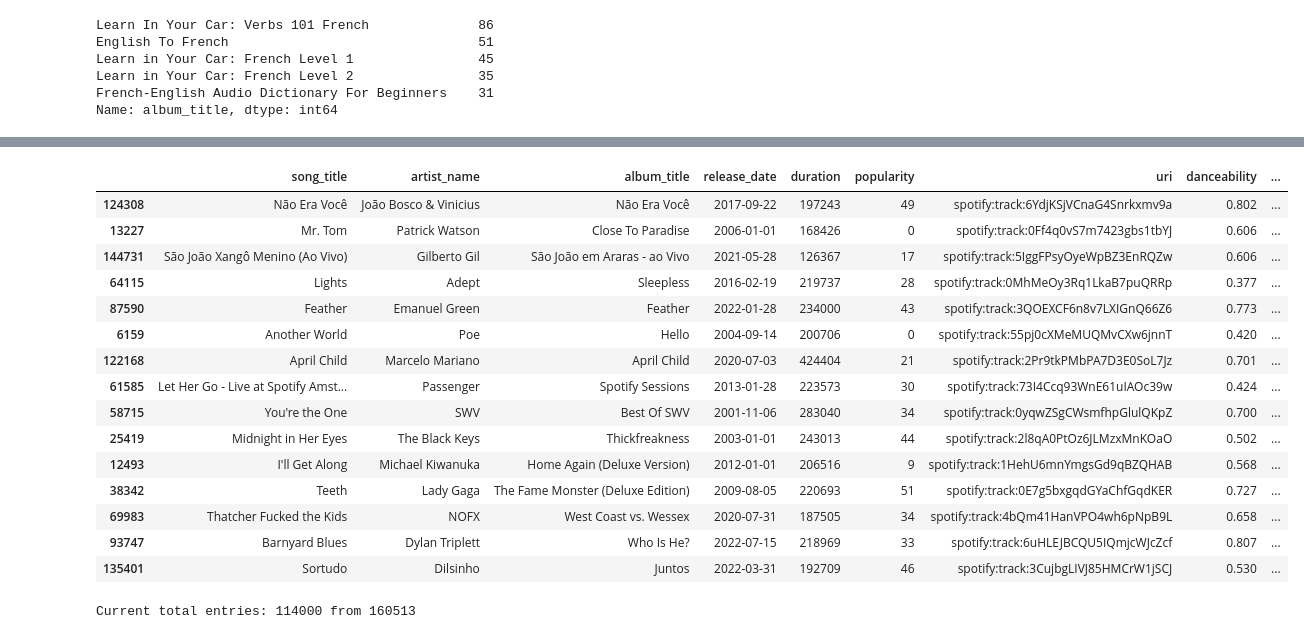
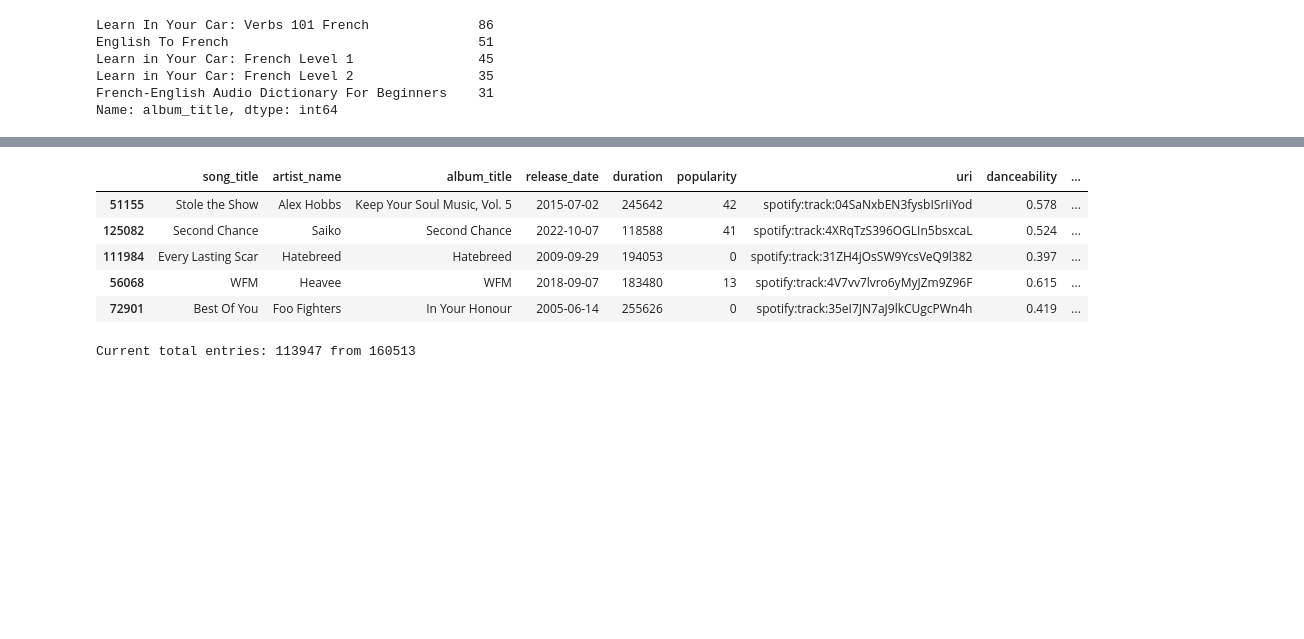
Before and after one commit to dapniii/DATA102-Spotify-Recommendation-System, a Jupyter notebook: main_project.ipynb, the cells around one changed output, grey strips where cells are left out. Drawn from its saved outputs; the diff is of its cells as text; code cells hidden in the pictures; blank space fills up the shorter version.

```diff
--- a/main_project.ipynb
+++ b/main_project.ipynb
@@ -405,50 +403,51 @@ Name: album_title, dtype: int64
 deviant_albums = ["Learn In Your Car: Verbs 101 French",
                   "English To French",
                   "Learn in Your Car: French Level 1",
                   "The Velveteen Rabbit",
                   "French-English Audio Dictionary For Beginners",
                   "Learn In Your Car: Verbs 101 French",
                   "English To French",
                   "Learn in Your Car: French Level 1",
                   "Learn in Your Car: French Level 2",
                   "French-English Audio Dictionary For Beginners",
                   "Learn in Your Car: French Level 3",
                   "Learn to Speak French: English-French Phrase and Word Audio Book",
                   "Learn French Words",
                   "VocabuLearn® Word Boosters French",
                   "Speak and Read French, Part 3: French Literature",
                   "Vocabulearn ® French - English Level 3",
                   "Vocabulearn ® French - English Level 2",
                   "Vocabulearn ® French - English Level 1",
                   "Speak and Read French, Vol. 2: Basic and Intermediate",
                   "Speak and Read French, Vol. 1: Basic",
                   "Learn French - Easily, Effectively, and Fluently",
                   "English to French - Useful Phrases",
                   "Learn French Fast",
                   "Learn French Self-Taught - Franz Thimm",
                   "Easy Conversations in French - Gustave Chouquet",
+                  "An Interview with Kris Needs",
+                  "Civil Rights vs. Social Privilege",
+                  "More Ghost Stories by M. R. James",
+                  "The Halloween Poetry Collection",
                   ]
 
-#  removing the previously listed albums
-sans_deviants = ~spotify_clean_df["album_title"].isin(deviant_albums)
-spotify_clean_df = spotify_clean_df[sans_deviants]
-display(spotify_clean_df.sample(15))
+deviant_artists = ["Orange",
+                   "DBS Audiobooks",
+                   "VANTAGE"
+                   ]
+
+#  removing the previously listed albums and artists
+sans_devalbums = ~spotify_clean_df["album_title"].isin(deviant_albums)
+sans_devartists = ~spotify_clean_df["artist_name"].isin(deviant_artists)
+spotify_clean_df = spotify_clean_df[sans_devalbums]
+spotify_clean_df = spotify_clean_df[sans_devartists]
+display(spotify_clean_df.sample(5))
 print(f"Current total entries: {spotify_clean_df.shape[0]} from {spotify_df.shape[0]}")
 # %% [output]
 |  | song_title | artist_name | album_title | release_date | duration | popularity | uri | danceability | ... |
-| 124308 | Não Era Você | João Bosco & Vinicius | Não Era Você | 2017-09-22 | 197243 | 49 | spotify:track:6YdjKSjVCnaG4Snrkxmv9a | 0.802 | ... |
-| 13227 | Mr. Tom | Patrick Watson | Close To Paradise | 2006-01-01 | 168426 | 0 | spotify:track:0Ff4q0vS7m7423gbs1tbYJ | 0.606 | ... |
-| 144731 | São João Xangô Menino (Ao Vivo) | Gilberto Gil | São João em Araras - ao Vivo | 2021-05-28 | 126367 | 17 | spotify:track:5IggFPsyOyeWpBZ3EnRQZw | 0.606 | ... |
-| 64115 | Lights | Adept | Sleepless | 2016-02-19 | 219737 | 28 | spotify:track:0MhMeOy3Rq1LkaB7puQRRp | 0.377 | ... |
-| 87590 | Feather | Emanuel Green | Feather | 2022-01-28 | 234000 | 43 | spotify:track:3QOEXCF6n8v7LXIGnQ66Z6 | 0.773 | ... |
-| 6159 | Another World | Poe | Hello | 2004-09-14 | 200706 | 0 | spotify:track:55pj0cXMeMUQMvCXw6jnnT | 0.420 | ... |
-| 122168 | April Child | Marcelo Mariano | April Child | 2020-07-03 | 424404 | 21 | spotify:track:2Pr9tkPMbPA7D3E0SoL7Jz | 0.701 | ... |
-| 61585 | Let Her Go - Live at Spotify Amst... | Passenger | Spotify Sessions | 2013-01-28 | 223573 | 30 | spotify:track:73I4Ccq93WnE61uIAOc39w | 0.424 | ... |
-| 58715 | You're the One | SWV | Best Of SWV | 2001-11-06 | 283040 | 34 | spotify:track:0yqwZSgCWsmfhpGlulQKpZ | 0.700 | ... |
-| 25419 | Midnight in Her Eyes | The Black Keys | Thickfreakness | 2003-01-01 | 243013 | 44 | spotify:track:2l8qA0PtOz6JLMzxMnKOaO | 0.502 | ... |
-| 12493 | I'll Get Along | Michael Kiwanuka | Home Again (Deluxe Version) | 2012-01-01 | 206516 | 9 | spotify:track:1HehU6mnYmgsGd9qBZQHAB | 0.568 | ... |
-| 38342 | Teeth | Lady Gaga | The Fame Monster (Deluxe Edition) | 2009-08-05 | 220693 | 51 | spotify:track:0E7g5bxgqdGYaChfGqdKER | 0.727 | ... |
-| 69983 | Thatcher Fucked the Kids | NOFX | West Coast vs. Wessex | 2020-07-31 | 187505 | 34 | spotify:track:4bQm41HanVPO4wh6pNpB9L | 0.658 | ... |
-| 93747 | Barnyard Blues | Dylan Triplett | Who Is He? | 2022-07-15 | 218969 | 33 | spotify:track:6uHLEJBCQU5IQmjcWJcZcf | 0.807 | ... |
-| 135401 | Sortudo | Dilsinho | Juntos | 2022-03-31 | 192709 | 46 | spotify:track:3CujbgLIVJ85HMCrW1jSCJ | 0.530 | ... |
+| 51155 | Stole the Show | Alex Hobbs | Keep Your Soul Music, Vol. 5 | 2015-07-02 | 245642 | 42 | spotify:track:04SaNxbEN3fysbISrIiYod | 0.578 | ... |
+| 125082 | Second Chance | Saiko | Second Chance | 2022-10-07 | 118588 | 41 | spotify:track:4XRqTzS396OGLIn5bsxcaL | 0.524 | ... |
+| 111984 | Every Lasting Scar | Hatebreed | Hatebreed | 2009-09-29 | 194053 | 0 | spotify:track:31ZH4jOsSW9YcsVeQ9l382 | 0.397 | ... |
+| 56068 | WFM | Heavee | WFM | 2018-09-07 | 183480 | 13 | spotify:track:4V7vv7lvro6yMyJZm9Z96F | 0.615 | ... |
+| 72901 | Best Of You | Foo Fighters | In Your Honour | 2005-06-14 | 255626 | 0 | spotify:track:35eI7JN7aJ9lkCUgcPWn4h | 0.419 | ... |
-Current total entries: 114000 from 160513
+Current total entries: 113947 from 160513
```
Also changed, not shown: parts of 8 cells of this notebook.
